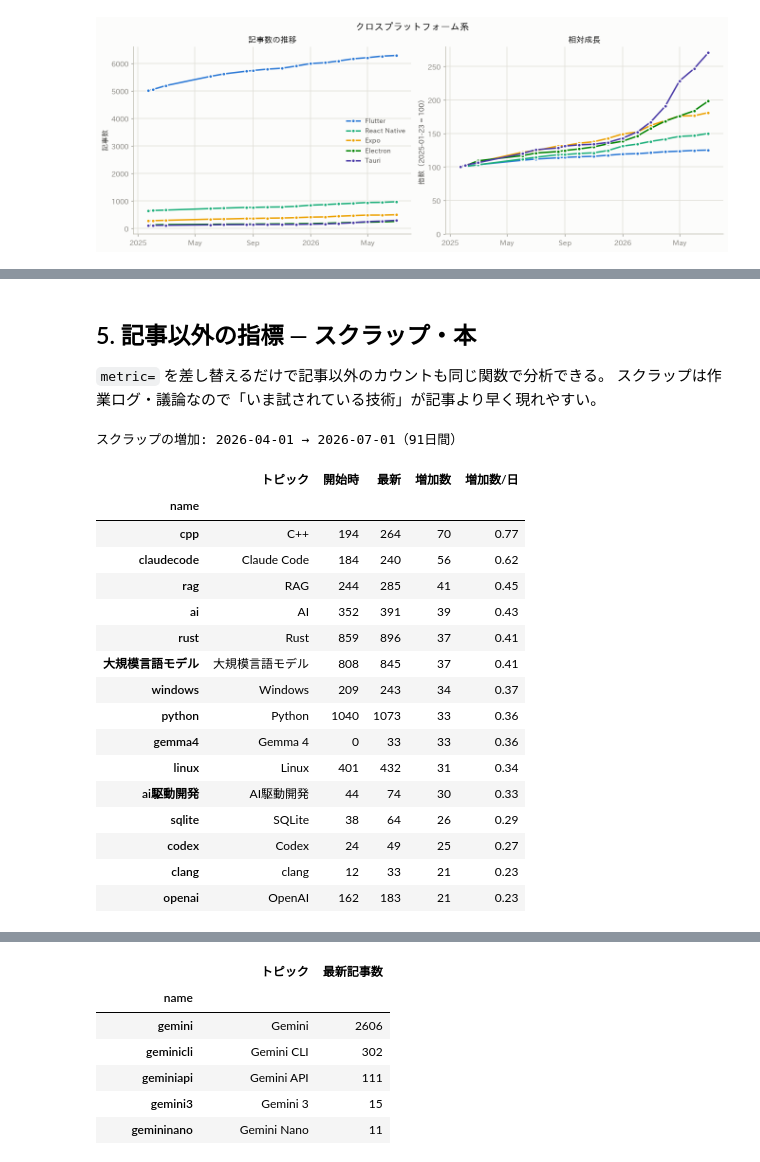
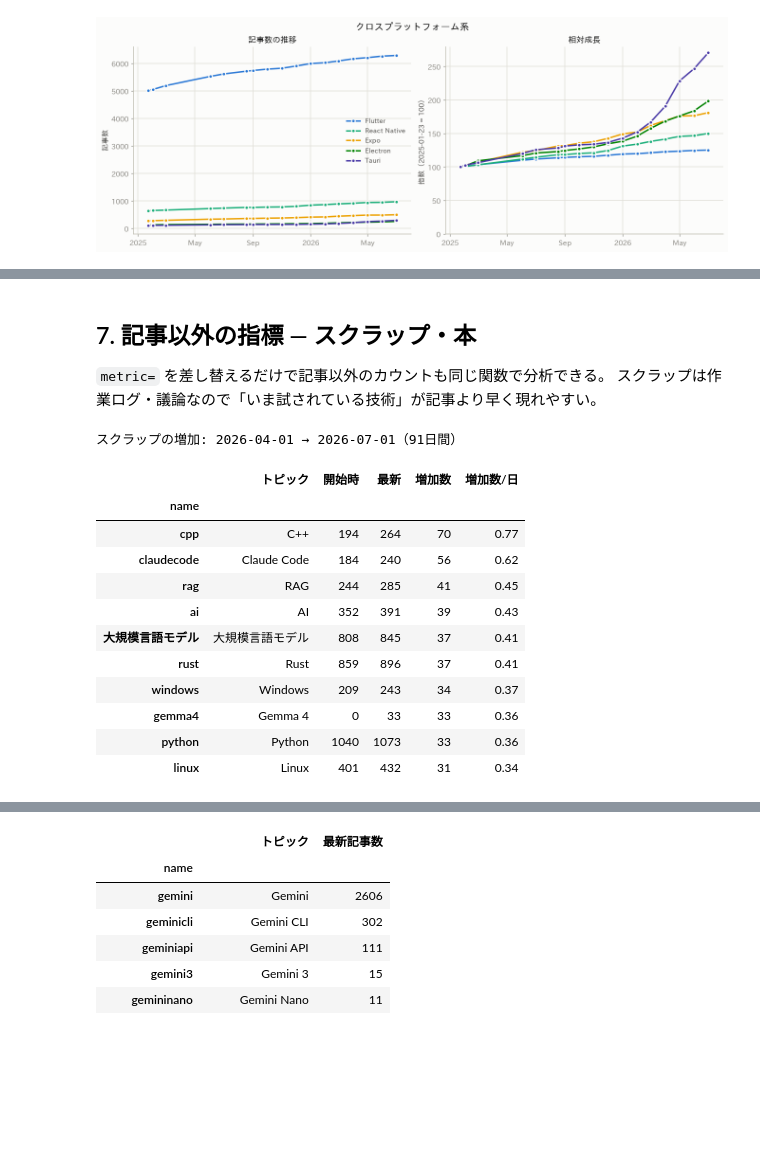
Before and after one commit to fa0311/zenn-topic-analyze, a Jupyter notebook: analysis.ipynb, the cells around one changed output, grey strips where cells are left out. Cells and saved outputs as stored; diff of their text form; code cells hidden in the pictures; blank space fills up the shorter version.

```diff
--- a/analysis.ipynb
+++ b/analysis.ipynb
@@ -811,29 +992,24 @@ plot_growth_heatmap()
 # %% [markdown]
-## 5. 記事以外の指標 — スクラップ・本
+## 7. 記事以外の指標 — スクラップ・本
 
 `metric=` を差し替えるだけで記事以外のカウントも同じ関数で分析できる。
 スクラップは作業ログ・議論なので「いま試されている技術」が記事より早く現れやすい。
 # %%
-rank_scraps = rising_ranking(months_back=3, metric=scraps, top_n=15)
+rank_scraps = rising_ranking(months_back=3, metric=scraps, top_n=10)
 print("スクラップの増加:", rank_scraps.attrs["period"])
 rank_scraps
 # %% [output]
 スクラップの増加: 2026-04-01 → 2026-07-01（91日間）
 |  | トピック | 開始時 | 最新 | 増加数 | 増加数/日 |
 | name |  |  |  |  |  |
 | cpp | C++ | 194 | 264 | 70 | 0.77 |
 | claudecode | Claude Code | 184 | 240 | 56 | 0.62 |
 | rag | RAG | 244 | 285 | 41 | 0.45 |
 | ai | AI | 352 | 391 | 39 | 0.43 |
+| 大規模言語モデル | 大規模言語モデル | 808 | 845 | 37 | 0.41 |
 | rust | Rust | 859 | 896 | 37 | 0.41 |
-| 大規模言語モデル | 大規模言語モデル | 808 | 845 | 37 | 0.41 |
 | windows | Windows | 209 | 243 | 34 | 0.37 |
+| gemma4 | Gemma 4 | 0 | 33 | 33 | 0.36 |
 | python | Python | 1040 | 1073 | 33 | 0.36 |
-| gemma4 | Gemma 4 | 0 | 33 | 33 | 0.36 |
 | linux | Linux | 401 | 432 | 31 | 0.34 |
-| ai駆動開発 | AI駆動開発 | 44 | 74 | 30 | 0.33 |
-| sqlite | SQLite | 38 | 64 | 26 | 0.29 |
-| codex | Codex | 24 | 49 | 25 | 0.27 |
-| clang | clang | 12 | 33 | 21 | 0.23 |
-| openai | OpenAI | 162 | 183 | 21 | 0.23 |
 # %%
```
Also changed, not shown: parts of 89 cells of this notebook, 2 other files.
